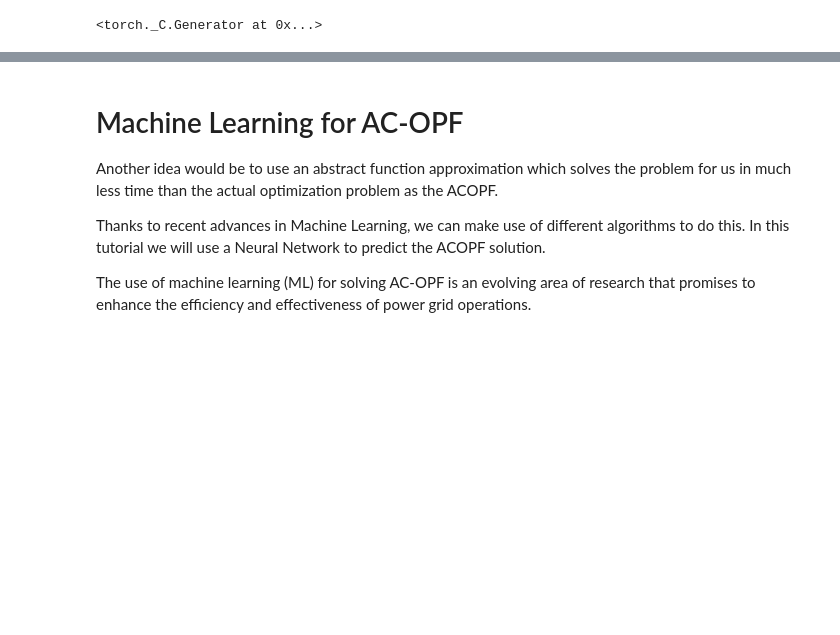
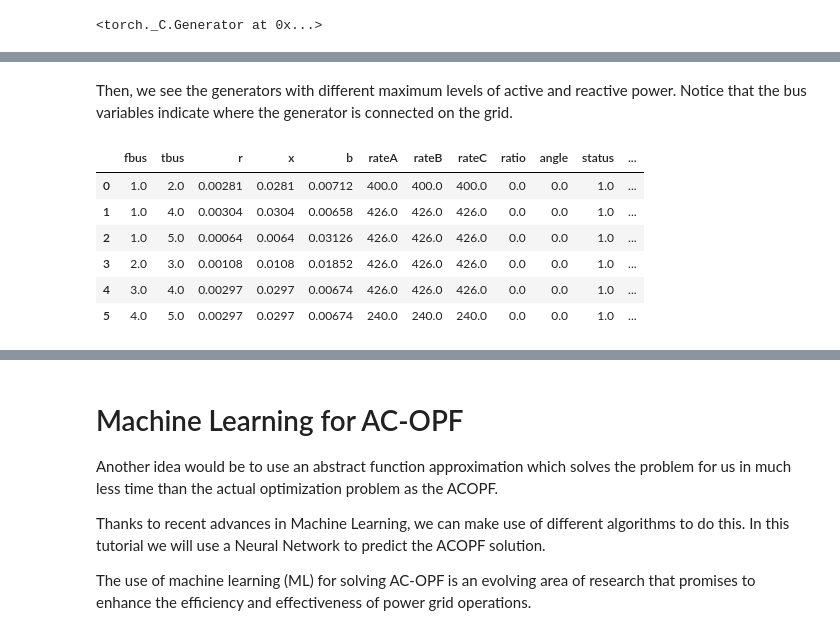
Before and after one commit to stanislawMarciniak/optimal-power-flow, a Jupyter notebook: optimal-power-flow.ipynb, the cells around one changed output, grey strips where cells are left out. Saved outputs shown, nothing was run; the diff lists cells and outputs as text; code cells hidden in the pictures; blank space fills up the shorter version.

Commit message:
PyPower implementation

```diff
--- a/optimal-power-flow.ipynb
+++ b/optimal-power-flow.ipynb
@@ -60,0 +144,16 @@ torch.manual_seed(SEED)
+# %% [markdown]
+Then, we see the generators with different maximum levels of active and reactive power. Notice that the bus variables indicate where the generator is connected on the grid.
+# %%
+line = pd.DataFrame(net['branch'],
+                    columns = ['fbus',	'tbus',	'r',	'x',	'b',
+                               'rateA',	'rateB',	'rateC',	'ratio',
+                               'angle',	'status',	'angmin',	'angmax'] )
+line
+# %% [output]
+|  | fbus | tbus | r | x | b | rateA | rateB | rateC | ratio | angle | status | ... |
+| 0 | 1.0 | 2.0 | 0.00281 | 0.0281 | 0.00712 | 400.0 | 400.0 | 400.0 | 0.0 | 0.0 | 1.0 | ... |
+| 1 | 1.0 | 4.0 | 0.00304 | 0.0304 | 0.00658 | 426.0 | 426.0 | 426.0 | 0.0 | 0.0 | 1.0 | ... |
+| 2 | 1.0 | 5.0 | 0.00064 | 0.0064 | 0.03126 | 426.0 | 426.0 | 426.0 | 0.0 | 0.0 | 1.0 | ... |
+| 3 | 2.0 | 3.0 | 0.00108 | 0.0108 | 0.01852 | 426.0 | 426.0 | 426.0 | 0.0 | 0.0 | 1.0 | ... |
+| 4 | 3.0 | 4.0 | 0.00297 | 0.0297 | 0.00674 | 426.0 | 426.0 | 426.0 | 0.0 | 0.0 | 1.0 | ... |
+| 5 | 4.0 | 5.0 | 0.00297 | 0.0297 | 0.00674 | 240.0 | 240.0 | 240.0 | 0.0 | 0.0 | 1.0 | ... |
```
Also changed, not shown: parts of 10 cells of this notebook, 1 other file.
